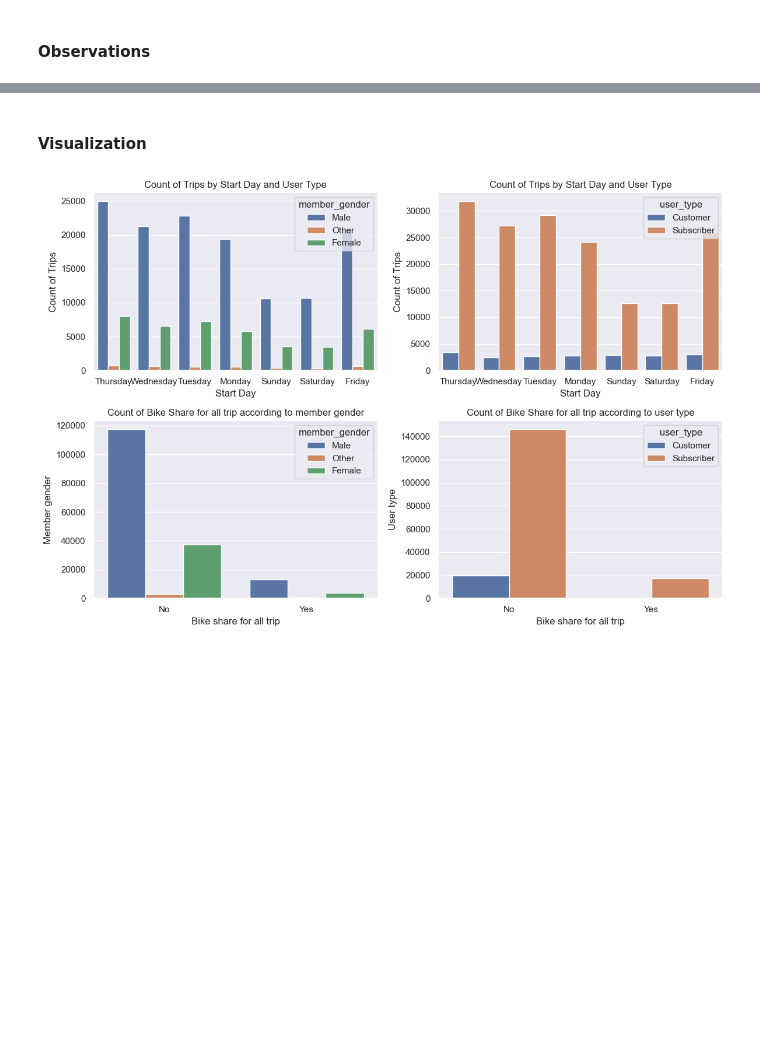
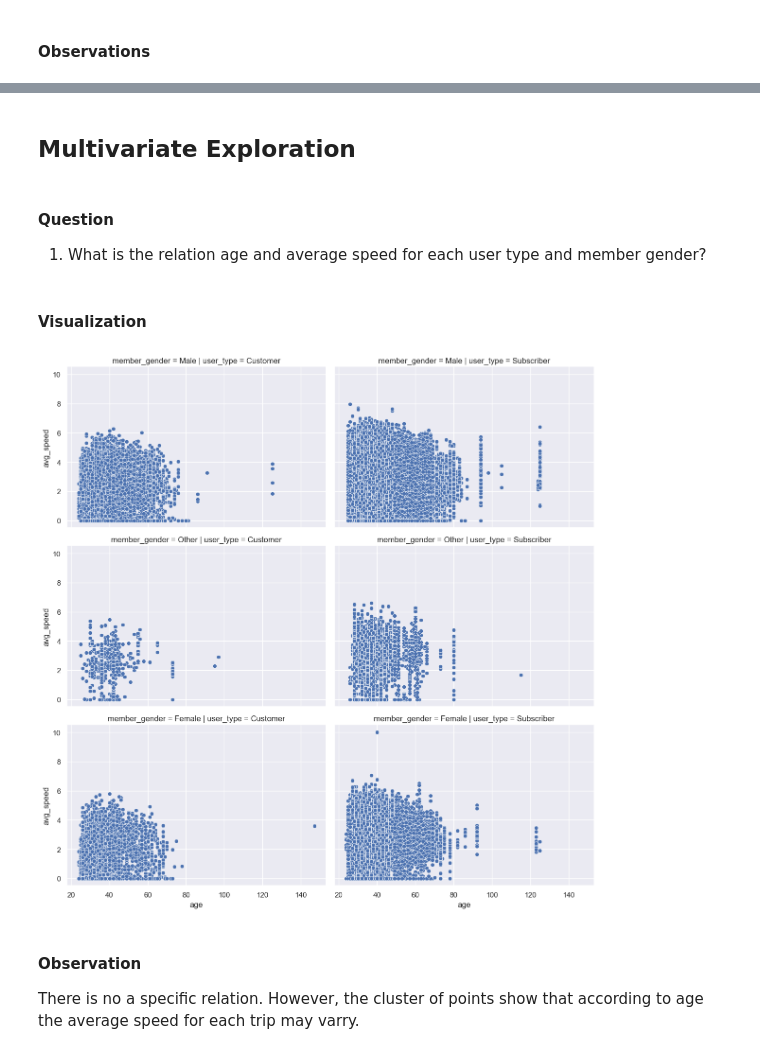
Before and after one commit to MohamedAlDeep/Deci-L4-S1-Project, a Jupyter notebook: Part_I_exploration_template.ipynb, the cells around one changed output, grey strips where cells are left out. Cells and saved outputs as stored; diff of their text form; code cells hidden in the pictures; blank space fills up the shorter version.

```diff
--- a/Part_I_exploration_template.ipynb
+++ b/Part_I_exploration_template.ipynb
@@ -439,31 +520,20 @@ Index(['duration_sec', 'start_time', 'end_time', 'start_station_id',
+# %% [markdown]
+## Multivariate Exploration
+# %% [markdown]
+#### Question
+1. What is the relation age and average speed for each user type and member gender?
 # %% [markdown]
 #### Visualization
-# %%
-figs, ax = plt.subplots(2, 2, figsize=(12, 8))
-
-ax_flat = ax.flatten()
-
-sns.countplot(data=df, x='start_day', hue='member_gender', ax=ax_flat[0])
-ax_flat[0].set_title('Count of Trips by Start Day and User Type')
-ax_flat[0].set_xlabel('Start Day')
-ax_flat[0].set_ylabel('Count of Trips')
-
-sns.countplot(data=df, x='start_day', hue='user_type', ax=ax_flat[1])
-ax_flat[1].set_title('Count of Trips by Start Day and User Type')
-ax_flat[1].set_xlabel('Start Day')
-ax_flat[1].set_ylabel('Count of Trips')
-
-sns.countplot(data=df, x='bike_share_for_all_trip', hue='member_gender', ax=ax_flat[2])
-ax_flat[2].set_title('Count of Bike Share for all trip according to member gender')
-ax_flat[2].set_xlabel('Bike share for all trip')
-ax_flat[2].set_ylabel('Member gender')
-
-sns.countplot(data=df, x='bike_share_for_all_trip', hue='user_type', ax=ax_flat[3])
-ax_flat[3].set_title('Count of Bike Share for all trip according to user type')
-ax_flat[3].set_xlabel('Bike share for all trip')
-ax_flat[3].set_ylabel('User type')
-
-
-plt.tight_layout()
-# %% [output]
-[figure, removed]
+# %%
+g = sns.FacetGrid(df,
+                  col="user_type",
+                  row="member_gender",
+                  height=4,
+                  aspect=1.5)
+g.map(sns.scatterplot, "age", "avg_speed")
+plt.show()
+# %% [output]
+[figure, added]
+# %% [markdown]
+#### Observation
+There is no a specific relation. However, the cluster of points show that according to age the average speed for each trip may varry.
```
Also changed, not shown: parts of 42 cells of this notebook, 1 other file.
